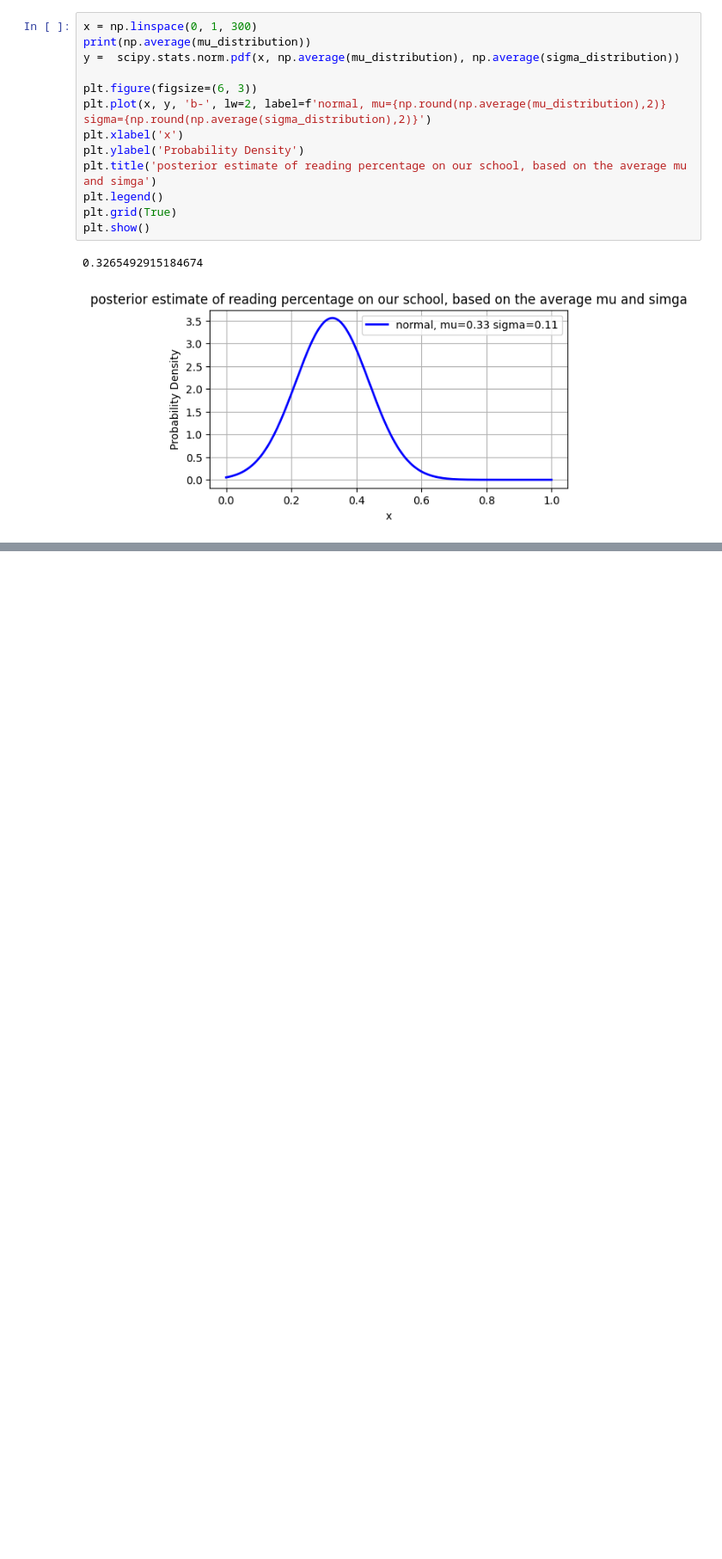
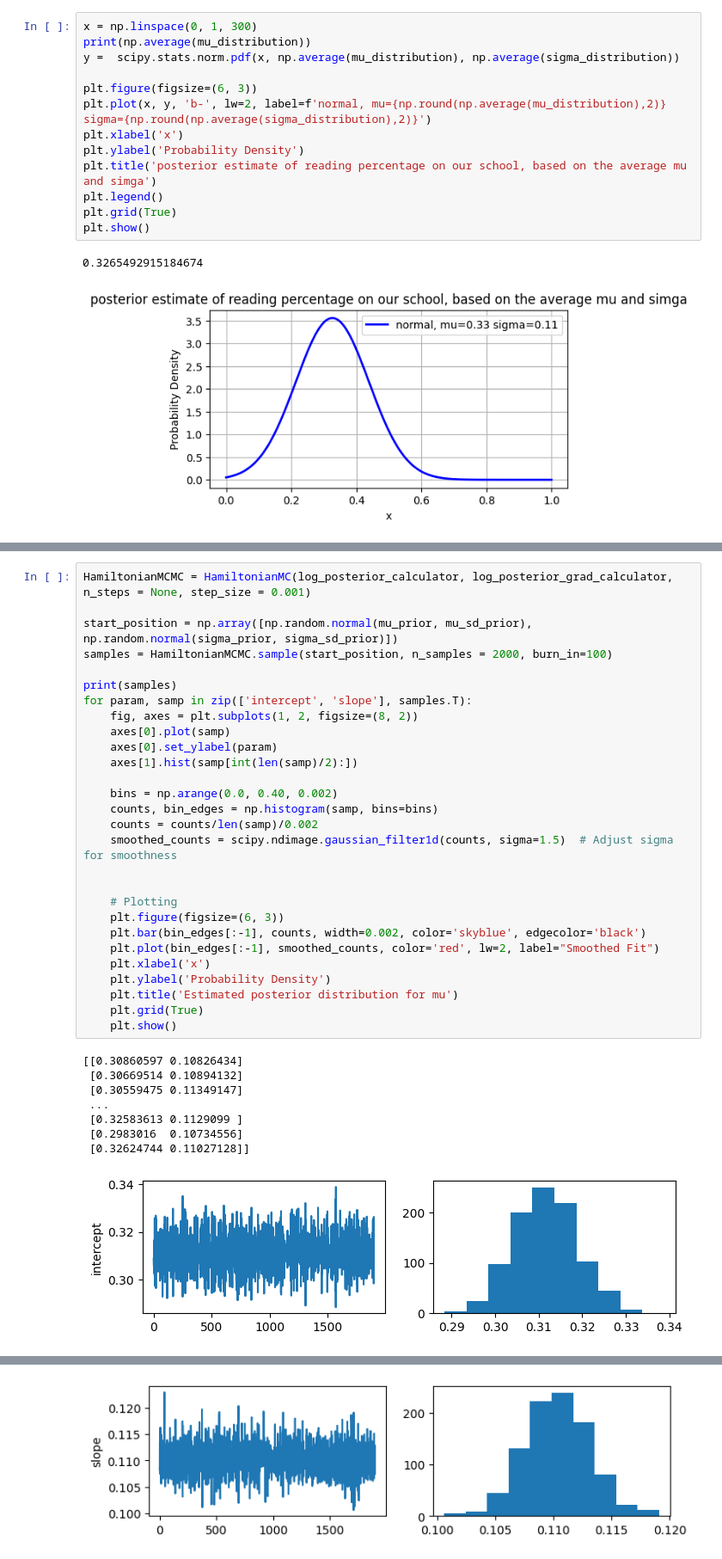
Before and after one commit to freeklinssen/Hamiltonia_Monte_Carlo_algorithm, a Jupyter notebook: Metropolis-Hastings_with_a _real_data_prior.ipynb, the cells around one changed output, grey strips where cells are left out. Shown at 86% size. Cells and saved outputs as stored; diff of their text form; blank space fills up the shorter version.

```diff
--- a/Metropolis-Hastings_with_a _real_data_prior.ipynb
+++ b/Metropolis-Hastings_with_a _real_data_prior.ipynb
@@ -227,0 +250,37 @@ for _ in range(20):
+# %%
+HamiltonianMCMC = HamiltonianMC(log_posterior_calculator, log_posterior_grad_calculator, n_steps = None, step_size = 0.001)
+
+start_position = np.array([np.random.normal(mu_prior, mu_sd_prior), np.random.normal(sigma_prior, sigma_sd_prior)])
+samples = HamiltonianMCMC.sample(start_position, n_samples = 2000, burn_in=100)
+
+print(samples)
+for param, samp in zip(['intercept', 'slope'], samples.T):
+    fig, axes = plt.subplots(1, 2, figsize=(8, 2))
+    axes[0].plot(samp)
+    axes[0].set_ylabel(param)
+    axes[1].hist(samp[int(len(samp)/2):])
+
+    bins = np.arange(0.0, 0.40, 0.002)
+    counts, bin_edges = np.histogram(samp, bins=bins)
+    counts = counts/len(samp)/0.002
+    smoothed_counts = scipy.ndimage.gaussian_filter1d(counts, sigma=1.5)  # Adjust sigma for smoothness
+
+
+    # Plotting
+    plt.figure(figsize=(6, 3))
+    plt.bar(bin_edges[:-1], counts, width=0.002, color='skyblue', edgecolor='black')
+    plt.plot(bin_edges[:-1], smoothed_counts, color='red', lw=2, label="Smoothed Fit")
+    plt.xlabel('x')
+    plt.ylabel('Probability Density')
+    plt.title('Estimated posterior distribution for mu')
+    plt.grid(True)
+    plt.show()
+# %% [output]
+[[0.30860597 0.10826434]
+ [0.30669514 0.10894132]
+ [0.30559475 0.11349147]
+ ...
+ [0.32583613 0.1129099 ]
+ [0.2983016  0.10734556]
+ [0.32624744 0.11027128]]
+[figure, added]
@@ -227,0 +288 @@ for _ in range(20):
+[figure, added]
```
Also changed, not shown: parts of 4 cells of this notebook, 6 other files.
